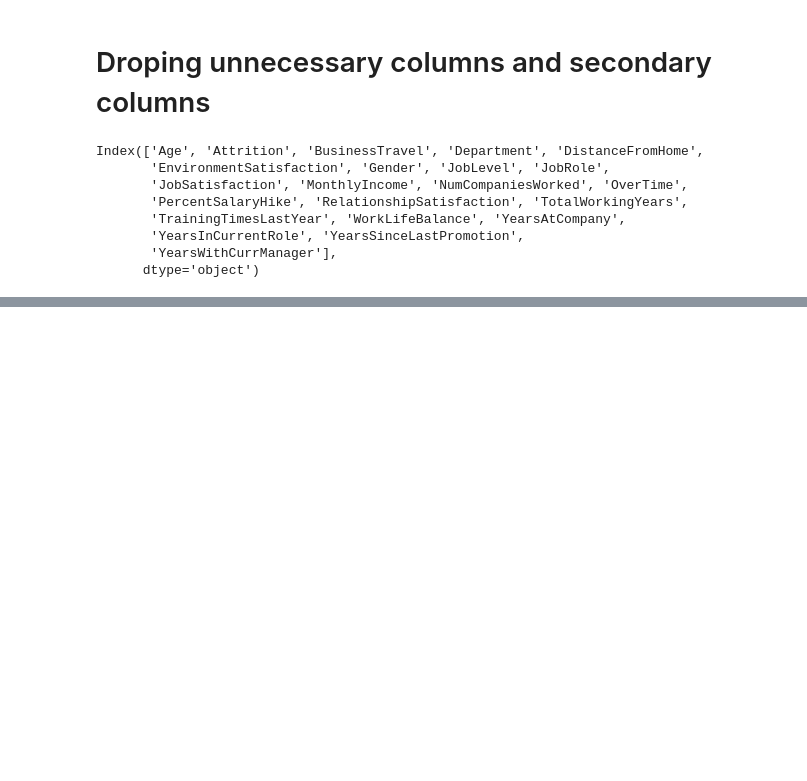
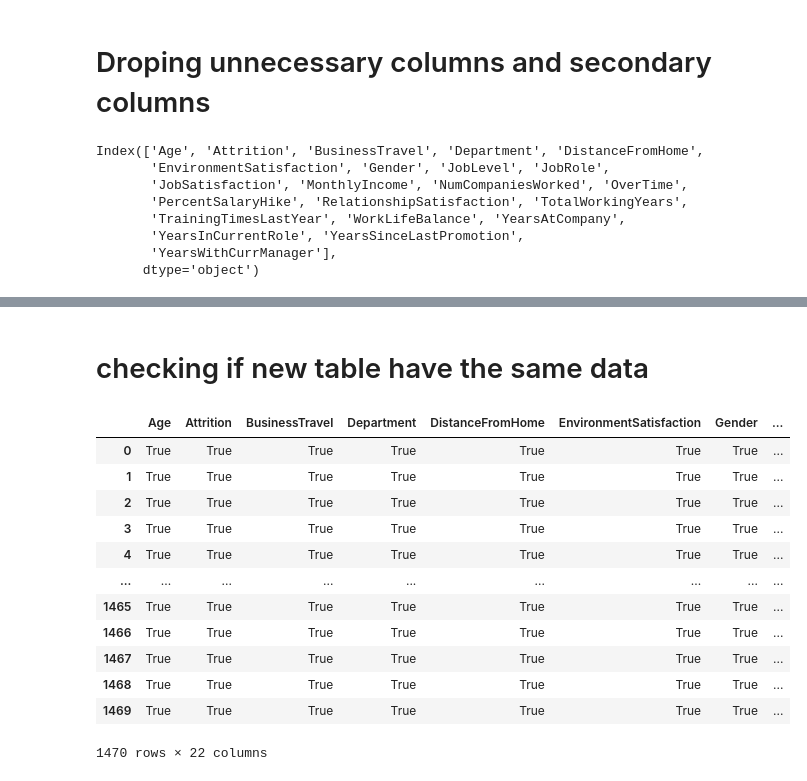
Before and after one commit to RajiReddy15/Employee-Attrition-Prediction-HR-Analytics-, a Jupyter notebook: scripts/datacollection.ipynb, the cells around one changed output, grey strips where cells are left out. Cells and saved outputs as stored; diff of their text form; code cells hidden in the pictures; blank space fills up the shorter version.

Commit message:
created new table and added useful data in it

```diff
--- a/scripts/datacollection.ipynb
+++ b/scripts/datacollection.ipynb
@@ -145,0 +148,14 @@ Index(['Age', 'Attrition', 'BusinessTravel', 'Department', 'DistanceFromHome',
+# %%
+from sqlalchemy import create_engine
+# MySQL connection credentials
+username = "root"
+password = "root123"
+host = "localhost"
+port = 3306
+database = "hr(attrition)"  # your database name
+
+# Correct SQLAlchemy engine (no backticks in URL)
+engine = create_engine(f"mysql+pymysql://{username}:{password}@{host}:{port}/{database}")
+
+# Insert data into MySQL table
+df.to_sql('employeeattrition_main', con=engine, if_exists='replace', method='multi', index=False,chunksize=1000 )
@@ -145,0 +164,4 @@ Index(['Age', 'Attrition', 'BusinessTravel', 'Department', 'DistanceFromHome',
+# %%
+# retriving data from the new table to verify
+df_new = pd.read_sql("SELECT * FROM employeeattrition_main", con=engine)
+df_new.head()
@@ -145,0 +176,18 @@ Index(['Age', 'Attrition', 'BusinessTravel', 'Department', 'DistanceFromHome',
+# %% [markdown]
+# checking if new table have the same data
+# %%
+df==df_new
+# %% [output]
+|  | Age | Attrition | BusinessTravel | Department | DistanceFromHome | EnvironmentSatisfaction | Gender | ... |
+| 0 | True | True | True | True | True | True | True | ... |
+| 1 | True | True | True | True | True | True | True | ... |
+| 2 | True | True | True | True | True | True | True | ... |
+| 3 | True | True | True | True | True | True | True | ... |
+| 4 | True | True | True | True | True | True | True | ... |
+| ... | ... | ... | ... | ... | ... | ... | ... | ... |
+| 1465 | True | True | True | True | True | True | True | ... |
+| 1466 | True | True | True | True | True | True | True | ... |
+| 1467 | True | True | True | True | True | True | True | ... |
+| 1468 | True | True | True | True | True | True | True | ... |
+| 1469 | True | True | True | True | True | True | True | ... |
+1470 rows × 22 columns
```
Also changed, not shown: parts of 3 cells of this notebook.
